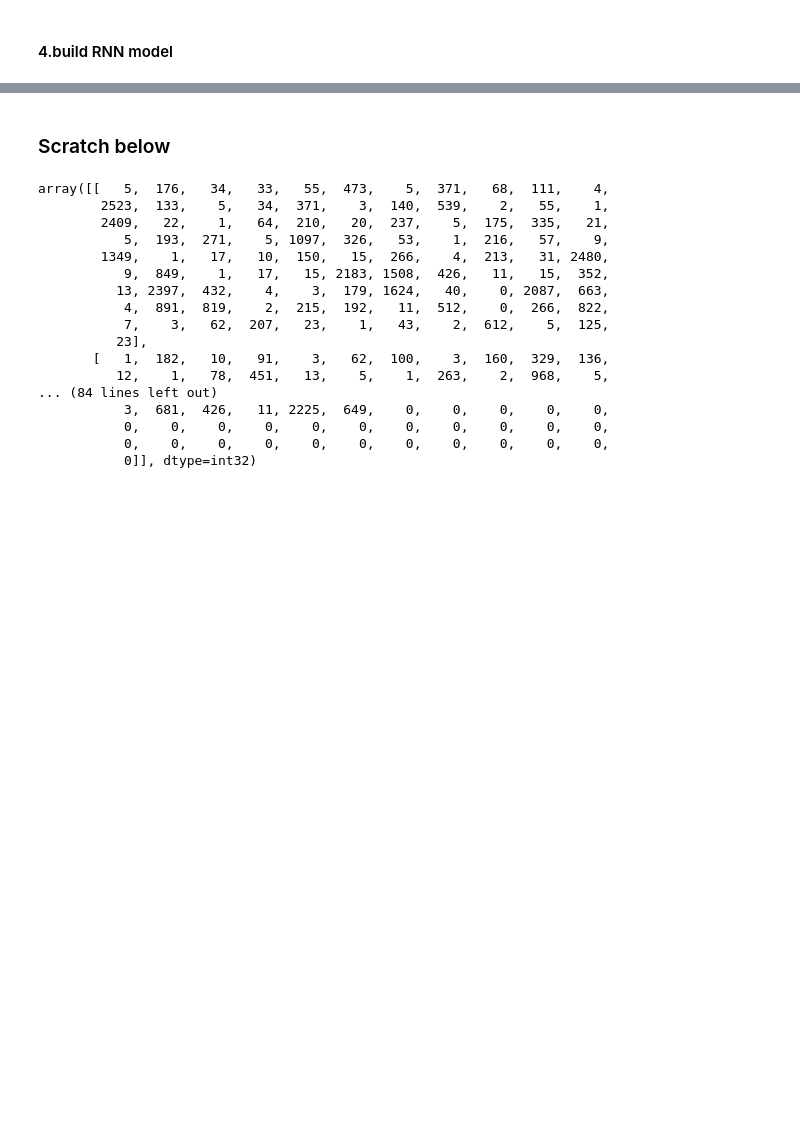
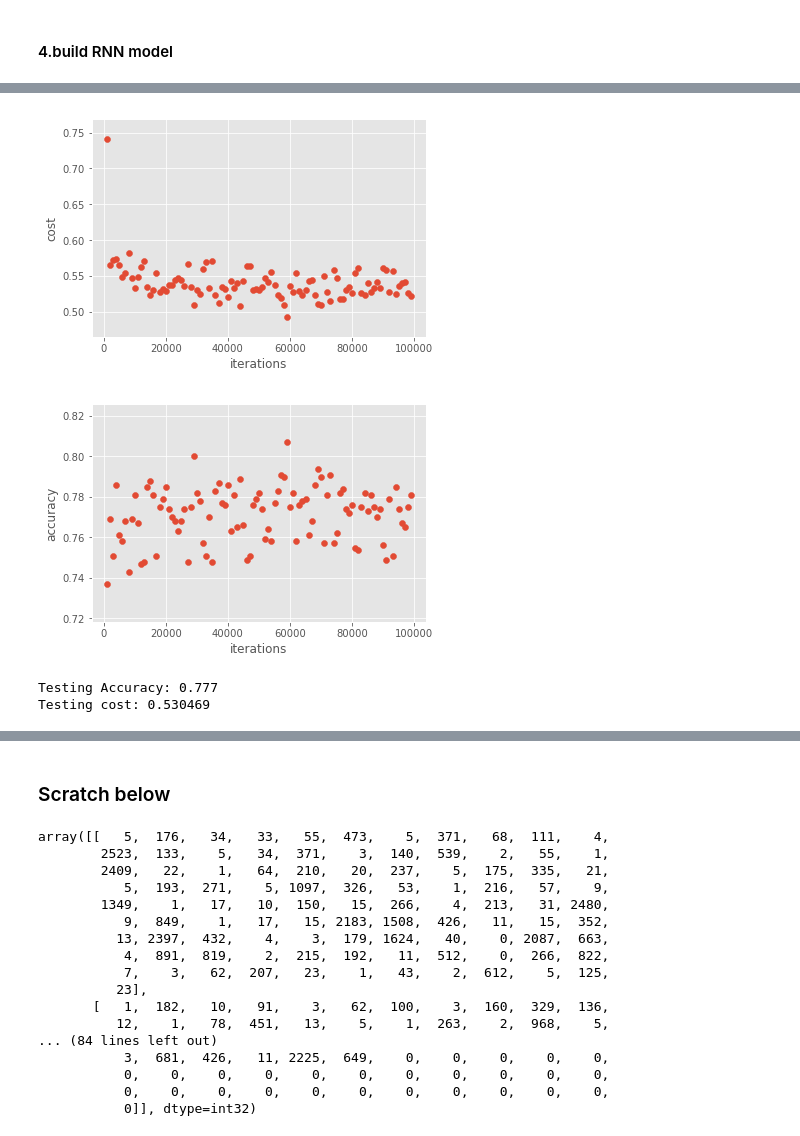
Before and after one commit to yannie/w266-final-project, a Jupyter notebook: Amazon_Review_Helpfuless_Annie.ipynb, the cells around one changed output, grey strips where cells are left out. Saved outputs shown, nothing was run; the diff lists cells and outputs as text; code cells hidden in the pictures; blank space fills up the shorter version.

```diff
--- a/Amazon_Review_Helpfuless_Annie.ipynb
+++ b/Amazon_Review_Helpfuless_Annie.ipynb
@@ -594,0 +618,10 @@ Testing cost: 0.74913
+# %%
+# Changed to Fancy RNN
+# 1.0 keep_prob
+# 1 layer
+visualizeTraining(iters, costs, accs)
+# %% [output]
+[figure, added]
+[figure, added]
+Testing Accuracy: 0.777
+Testing cost: 0.530469
```
Also changed, not shown: parts of 17 cells of this notebook.
